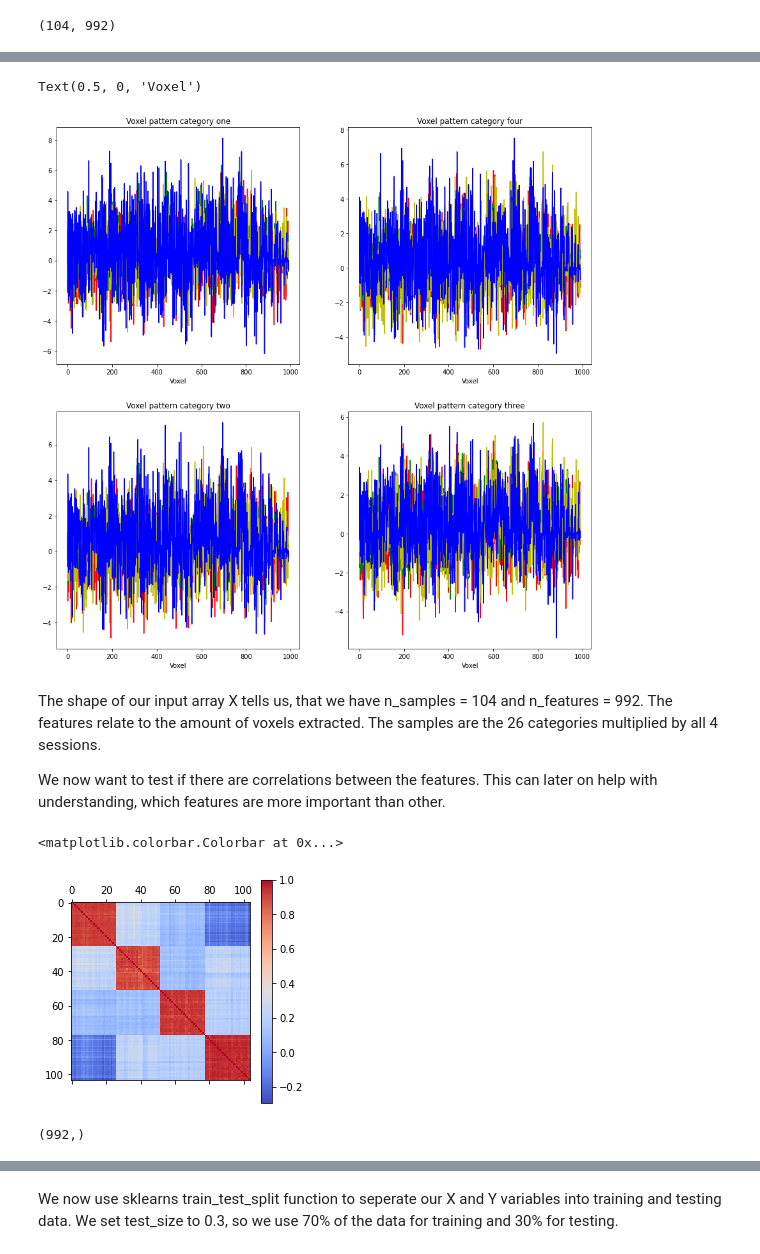
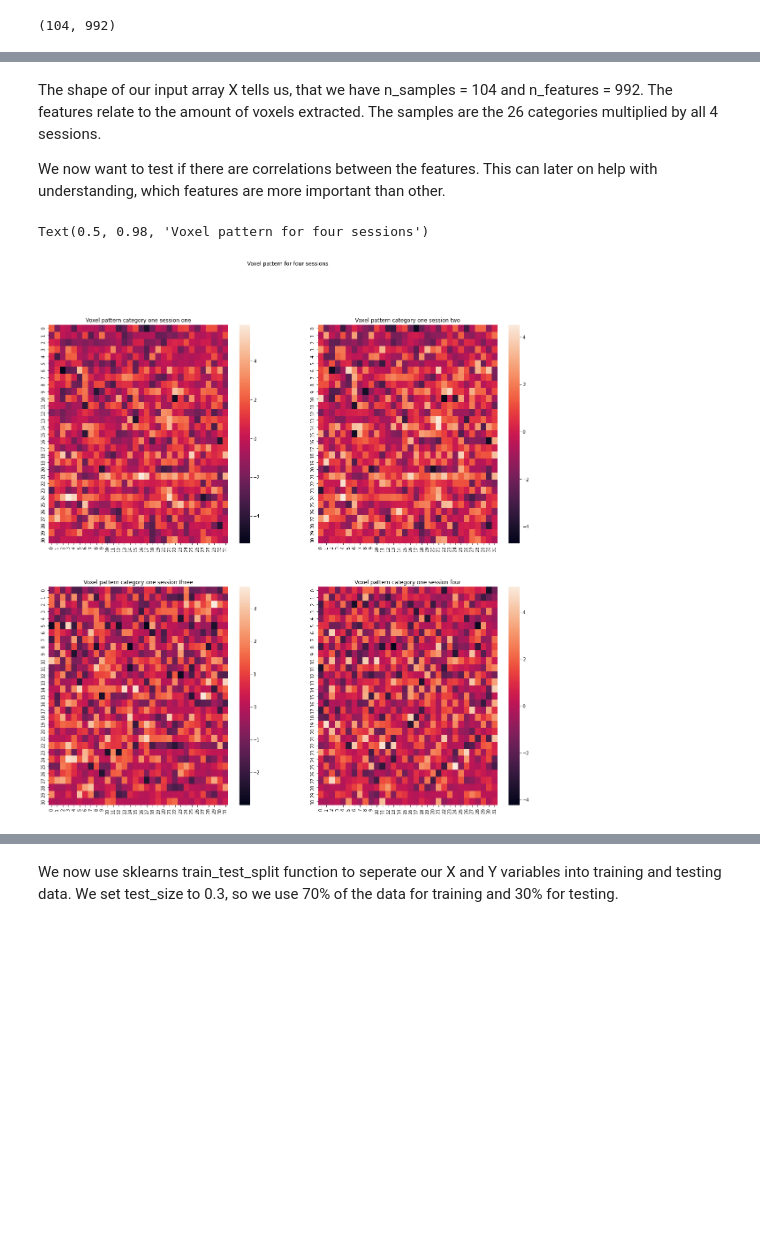
Before and after one commit to JNPauli/Banter, a Jupyter notebook: data/Support_Vector_Machine.ipynb, the cells around one changed output, grey strips where cells are left out. Saved outputs shown, nothing was run; the diff lists cells and outputs as text; code cells hidden in the pictures; blank space fills up the shorter version.

Commit message:
heatmaps across sessions and within session

```diff
--- a/data/Support_Vector_Machine.ipynb
+++ b/data/Support_Vector_Machine.ipynb
@@ -176,53 +108,5 @@ Text(0.5, 1.0, 'Voxel pattern category four')
-# %%
-
-figure, axis = plt.subplots(2, 2,figsize=(15, 15))
-axis[0,0].plot(X_[0],color='r',label='cat one');
-axis[0,0].plot(X_[26], color = 'g')
-axis[0,0].plot(X_[52], color = 'y')
-axis[0,0].plot(X_[78], color = 'b')
-axis[0, 0].set_title("Voxel pattern category one")
-
-axis[1,0].plot(X_[1],color='r');
-axis[1,0].plot(X_[27], color = 'g')
-axis[1,0].plot(X_[53], color = 'y')
-axis[1,0].plot(X_[79], color = 'b')
-axis[1, 0].set_title("Voxel pattern category two")
-
-axis[1,1].plot(X_[2],color='r');
-axis[1,1].plot(X_[28], color = 'g')
-axis[1,1].plot(X_[54], color = 'y')
-axis[1,1].plot(X_[80], color = 'b')
-axis[1, 1].set_title("Voxel pattern category three")
-
-axis[0,1].plot(X_[3],color='r');
-axis[0,1].plot(X_[29], color = 'g')
-axis[0,1].plot(X_[55], color = 'y')
-axis[0,1].plot(X_[81], color = 'b')
-axis[0,1].set_title("Voxel pattern category four")
-
-axis[0,1].set_xlabel('Voxel')
-axis[1,1].set_xlabel('Voxel')
-axis[1,0].set_xlabel('Voxel')
-axis[0,0].set_xlabel('Voxel')
-# %% [output]
-Text(0.5, 0, 'Voxel')
-[figure, removed]
 # %% [markdown]
 The shape of our input array X tells us, that we have n_samples = 104 and n_features = 992.
 The features relate to the amount of voxels extracted. The samples are the 26 categories multiplied by all 4 sessions.
 
 We now want to test if there are correlations between the features. This can later on help with understanding, which features are more important than other.
-# %%
-import matplotlib.pyplot as plt
-corr =np.corrcoef(X_)
-plt.matshow(corr, cmap='coolwarm')
-plt.colorbar()
-# %% [output]
-<matplotlib.colorbar.Colorbar at 0x...>
-[figure, removed]
-# %%
-from sklearn.feature_selection import mutual_info_classif
-mutual = mutual_info_classif(X_, Y)
-mutual.shape
-# %% [output]
-(992,)
@@ -228,0 +146,19 @@ mutual.shape
+# %%
+import matplotlib.pyplot as plt
+import seaborn as sns
+figure, axis = plt.subplots(2, 2,figsize=(20, 20))
+im1 = sns.heatmap(X_1,ax=axis[0,0])
+im2= sns.heatmap(X_11,ax=axis[0,1])
+im3= sns.heatmap(X_12,ax=axis[1,0])
+im4= sns.heatmap(X_13, ax=axis[1,1])
+
+#figure.colorbar(orientation='vertical')
+axis[0, 0].set_title("Voxel pattern category one session one")
+axis[0, 1].set_title("Voxel pattern category one session two")
+axis[1, 0].set_title("Voxel pattern category one session three")
+axis[1, 1].set_title("Voxel pattern category one session four")
+
+figure.suptitle('Voxel pattern for four sessions')
+# %% [output]
+Text(0.5, 0.98, 'Voxel pattern for four sessions')
+[figure, added]
```
Also changed, not shown: parts of 20 cells of this notebook.
